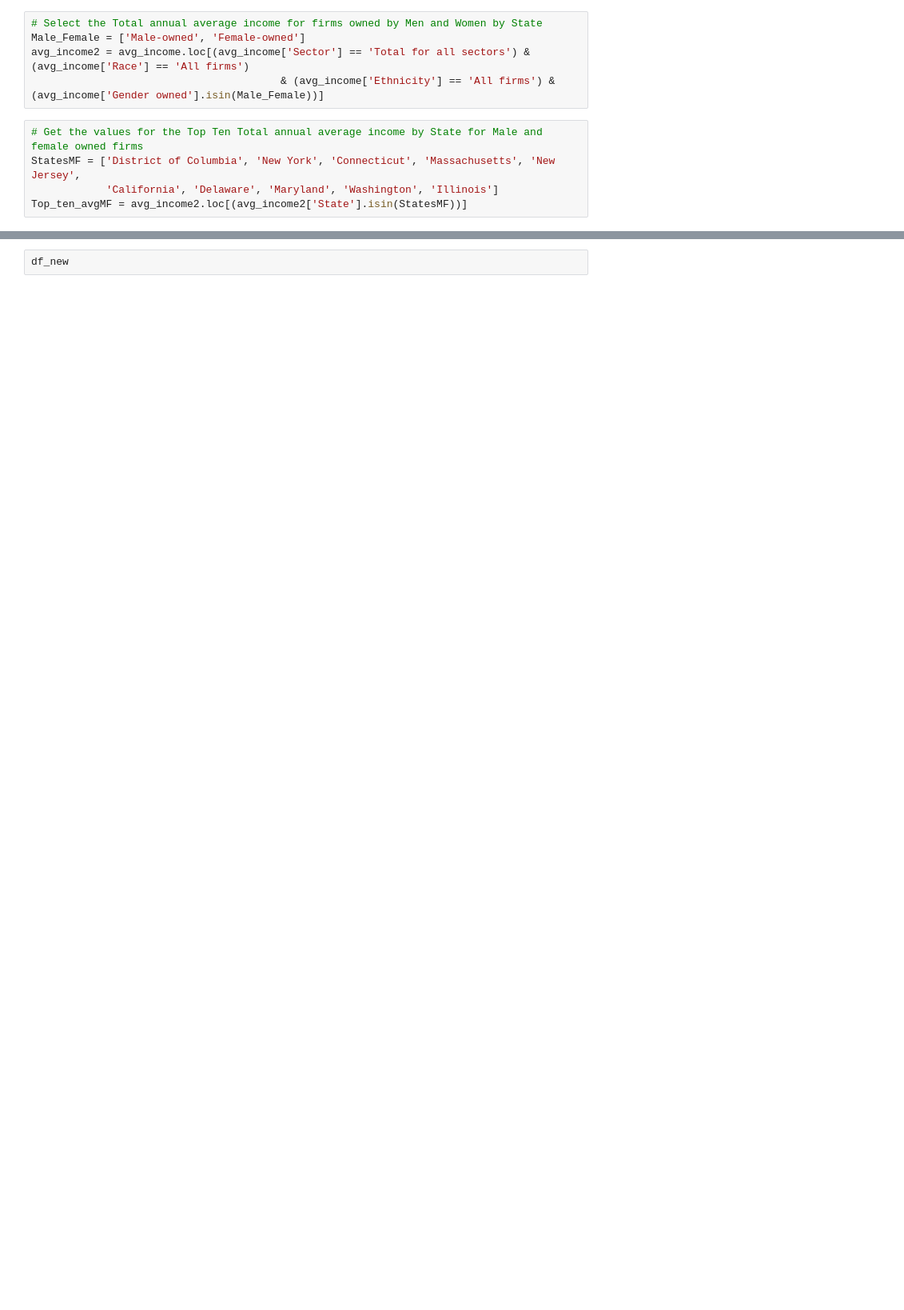
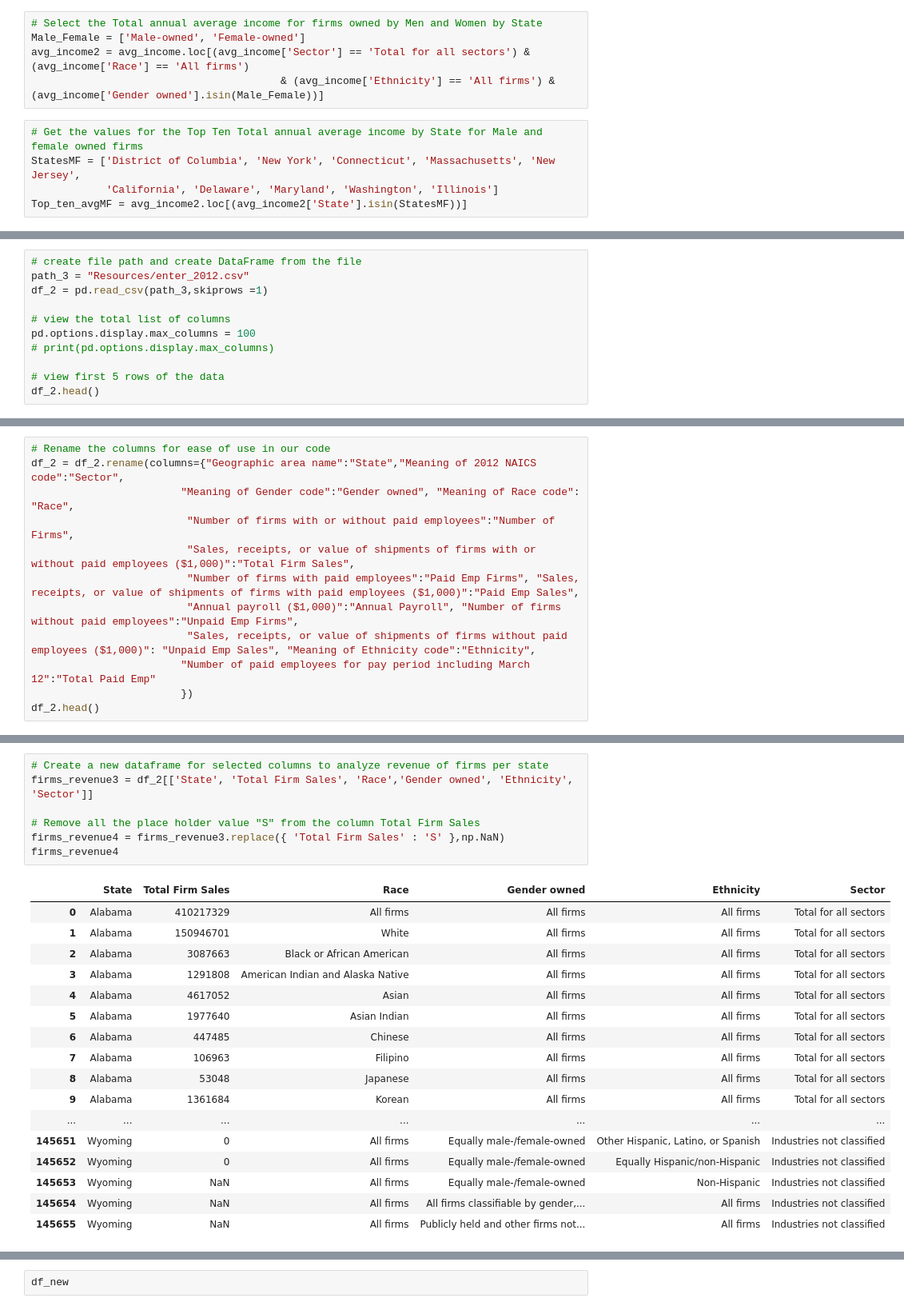
Before and after one commit to tafolabi/Project_Alpha, a Jupyter notebook: 2007.ipynb, the cells around one changed output, grey strips where cells are left out. Shown at 80% size. Cells and saved outputs as stored; diff of their text form; blank space fills up the shorter version.

```diff
--- a/2007.ipynb
+++ b/2007.ipynb
@@ -244,0 +342,11 @@ plt.savefig("Output/AvgIncome__MFstate2007.png")
+# %%
+# create file path and create DataFrame from the file
+path_3 = "Resources/enter_2012.csv"
+df_2 = pd.read_csv(path_3,skiprows =1)
+
+# view the total list of columns
+pd.options.display.max_columns = 100
+# print(pd.options.display.max_columns)
+
+# view first 5 rows of the data
+df_2.head()
@@ -244,0 +360,12 @@ plt.savefig("Output/AvgIncome__MFstate2007.png")
+# %%
+# Rename the columns for ease of use in our code
+df_2 = df_2.rename(columns={"Geographic area name":"State","Meaning of 2012 NAICS code":"Sector",
+                        "Meaning of Gender code":"Gender owned", "Meaning of Race code": "Race",
+                         "Number of firms with or without paid employees":"Number of Firms",
+                         "Sales, receipts, or value of shipments of firms with or without paid employees ($1,000)":"Total Firm Sales",
+                         "Number of firms with paid employees":"Paid Emp Firms", "Sales, receipts, or value of shipments of firms with paid employees ($1,000)":"Paid Emp Sales",
+                         "Annual payroll ($1,000)":"Annual Payroll", "Number of firms without paid employees":"Unpaid Emp Firms",
+                         "Sales, receipts, or value of shipments of firms without paid employees ($1,000)": "Unpaid Emp Sales", "Meaning of Ethnicity code":"Ethnicity",
+                        "Number of paid employees for pay period including March 12":"Total Paid Emp"
+                        })
+df_2.head()
@@ -244,0 +379,25 @@ plt.savefig("Output/AvgIncome__MFstate2007.png")
+# %%
+# Create a new dataframe for selected columns to analyze revenue of firms per state
+firms_revenue3 = df_2[['State', 'Total Firm Sales', 'Race','Gender owned', 'Ethnicity', 'Sector']]
+
+# Remove all the place holder value "S" from the column Total Firm Sales
+firms_revenue4 = firms_revenue3.replace({ 'Total Firm Sales' : 'S' },np.NaN)
+firms_revenue4
+# %% [output]
+|  | State | Total Firm Sales | Race | Gender owned | Ethnicity | Sector |
+| 0 | Alabama | 410217329 | All firms | All firms | All firms | Total for all sectors |
+| 1 | Alabama | 150946701 | White | All firms | All firms | Total for all sectors |
+| 2 | Alabama | 3087663 | Black or African American | All firms | All firms | Total for all sectors |
+| 3 | Alabama | 1291808 | American Indian and Alaska Native | All firms | All firms | Total for all sectors |
+| 4 | Alabama | 4617052 | Asian | All firms | All firms | Total for all sectors |
+| 5 | Alabama | 1977640 | Asian Indian | All firms | All firms | Total for all sectors |
+| 6 | Alabama | 447485 | Chinese | All firms | All firms | Total for all sectors |
+| 7 | Alabama | 106963 | Filipino | All firms | All firms | Total for all sectors |
+| 8 | Alabama | 53048 | Japanese | All firms | All firms | Total for all sectors |
+| 9 | Alabama | 1361684 | Korean | All firms | All firms | Total for all sectors |
+| ... | ... | ... | ... | ... | ... | ... |
+| 145651 | Wyoming | 0 | All firms | Equally male-/female-owned | Other Hispanic, Latino, or Spanish | Industries not classified |
+| 145652 | Wyoming | 0 | All firms | Equally male-/female-owned | Equally Hispanic/non-Hispanic | Industries not classified |
+| 145653 | Wyoming | NaN | All firms | Equally male-/female-owned | Non-Hispanic | Industries not classified |
+| 145654 | Wyoming | NaN | All firms | All firms classifiable by gender,... | All firms | Industries not classified |
+| 145655 | Wyoming | NaN | All firms | Publicly held and other firms not... | All firms | Industries not classified |
```
Also changed, not shown: parts of 24 cells of this notebook, 3 other files.
